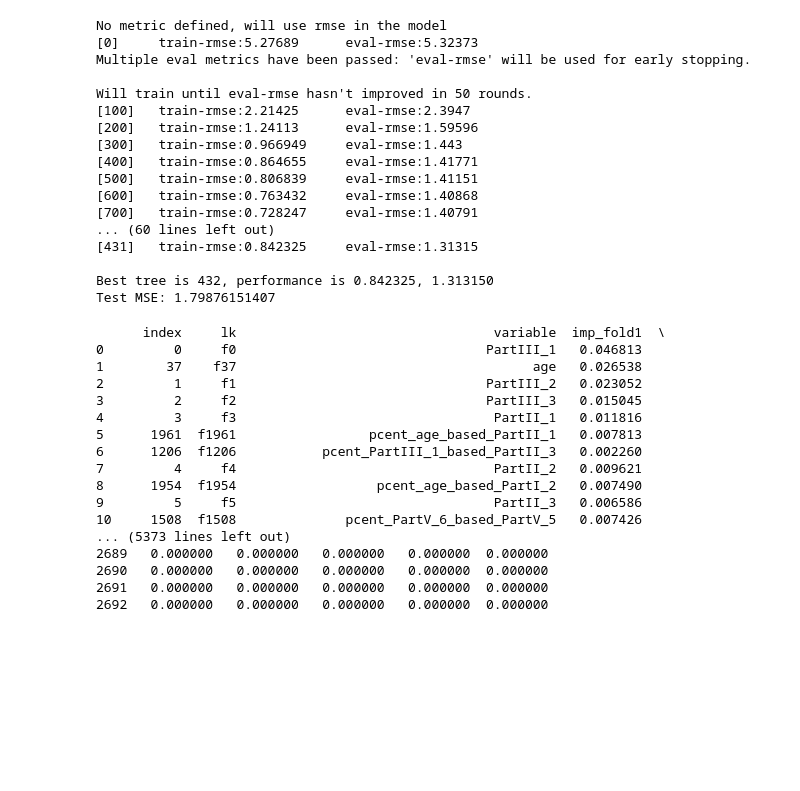
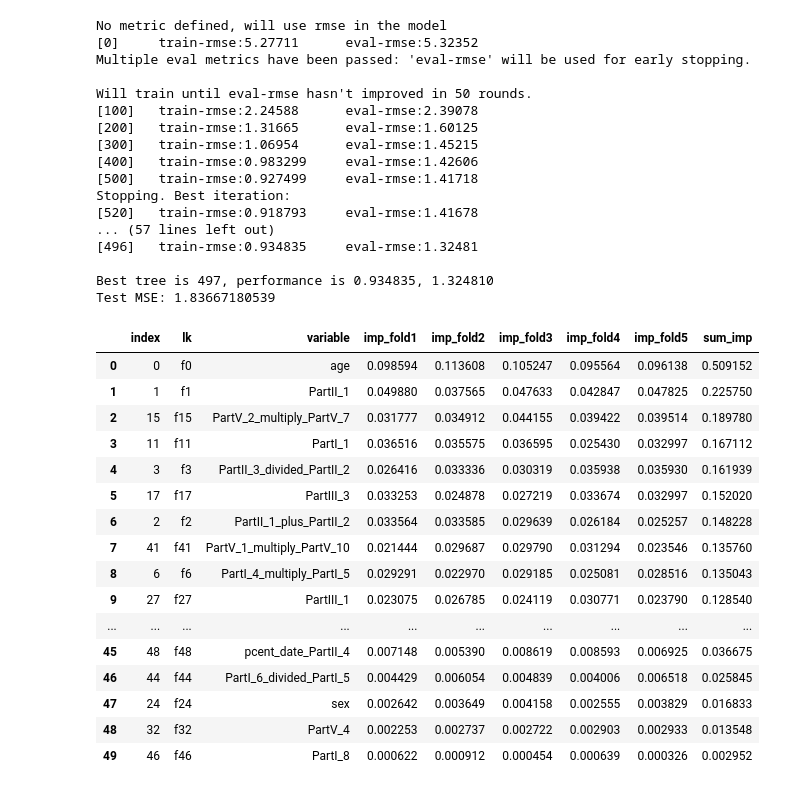
Before and after one commit to moneyml/DiabetesRisk, a Jupyter notebook: Code/Experiment/simple_model.ipynb, the cells around one changed output. Drawn from its saved outputs; the diff is of its cells as text; code cells hidden in the pictures; blank space fills up the shorter version.

```diff
--- a/Code/Experiment/simple_model.ipynb
+++ b/Code/Experiment/simple_model.ipynb
@@ -37,8 +37,8 @@ def FeatAll(train,pred,pcentByother=False,rankMinus=False,missing=False):
 
 
     ###尝试处理异常值
-    '''for var in predictors:
-        dfAll.loc[dfAll[var]>=dfAll[var].quantile(0.99)*3,var] = dfAll[var].quantile(0.99)*3'''
+    for var in predictors:
+        dfAll.loc[dfAll[var]>=dfAll[var].quantile(0.95)*3,var] = dfAll[var].quantile(0.95)*3
         #dfAll.loc[dfAll[var]>=df[var].quantile(0.99)*1.5,var] = np.nan
 
     ###这个部分将每一列分箱，并且计算基于该列分类的其他列的百分比顺序
@@ -69,10 +69,15 @@ def FeatAll(train,pred,pcentByother=False,rankMinus=False,missing=False):
     if rankMinus:
         varList = []
         bin_set = 30
-        for colBase in predictors:
-            dfAll[colBase+'_based'] = pd.cut(dfAll[colBase],bins=bin_set,labels=range(bin_set))
-            dfAll[colBase+'_based'] = dfAll[colBase+'_based'].astype(int)
-            varList.append(colBase+'_based')
+        if bin_set >= dfAll.shape[0]:
+            for colBase in predictors:
+                dfAll[colBase+'_based'] = dfAll[colBase].rank(method='max')/float(dfAll.shapoe[0])
+                varList.append(colBase+'_based')
+        else:
+            for colBase in predictors:
+                dfAll[colBase+'_based'] = pd.cut(dfAll[colBase],bins=bin_set,labels=range(bin_set))
+                dfAll[colBase+'_based'] = dfAll[colBase+'_based'].astype(int)
+                varList.append(colBase+'_based')
         try:
             dfrankMinus = pd.read_csv('../../Cache/rankMinus_bin%d.csv'%bin_set)
         except:
@@ -161,50 +173,50 @@ len(predictors)
 n_splits=5
 early_stop=50
 params = {'max_depth':5, 'eta':0.01, 'silent':0,'objective':'reg:linear','lambda':1,'subsample':0.8,'colsample_bytree':0.8}
-test_result,result,imp = mm.xgb_kfold(dfTrain,dfPred,predictors,n_splits,early_stop=early_stop,params=params)
+test_result,result,imp = mm.xgb_kfold(dfTrain,dfPred,modelPredictor,n_splits,early_stop=early_stop,params=params)
 # %% [output]
 No metric defined, will use rmse in the model
-[0]     train-rmse:5.27689      eval-rmse:5.32373
+[0]     train-rmse:5.27711      eval-rmse:5.32352
 Multiple eval metrics have been passed: 'eval-rmse' will be used for early stopping.
 
 Will train until eval-rmse hasn't improved in 50 rounds.
-[100]   train-rmse:2.21425      eval-rmse:2.3947
-[200]   train-rmse:1.24113      eval-rmse:1.59596
-[300]   train-rmse:0.966949     eval-rmse:1.443
-[400]   train-rmse:0.864655     eval-rmse:1.41771
-[500]   train-rmse:0.806839     eval-rmse:1.41151
-[600]   train-rmse:0.763432     eval-rmse:1.40868
-[700]   train-rmse:0.728247     eval-rmse:1.40791
-... (60 lines left out)
-[431]   train-rmse:0.842325     eval-rmse:1.31315
+[100]   train-rmse:2.24588      eval-rmse:2.39078
+[200]   train-rmse:1.31665      eval-rmse:1.60125
+[300]   train-rmse:1.06954      eval-rmse:1.45215
+[400]   train-rmse:0.983299     eval-rmse:1.42606
+[500]   train-rmse:0.927499     eval-rmse:1.41718
+Stopping. Best iteration:
+[520]   train-rmse:0.918793     eval-rmse:1.41678
+... (57 lines left out)
+[496]   train-rmse:0.934835     eval-rmse:1.32481
 
-Best tree is 432, performance is 0.842325, 1.313150
-Test MSE: 1.79876151407
+Best tree is 497, performance is 0.934835, 1.324810
+Test MSE: 1.83667180539
 # %%
 for i in range(1,n_splits+1):
     imp['imp_fold%d'%i] = imp['imp_fold%d'%i]/imp['imp_fold%d'%i].sum()
 imp['sum_imp'] = imp[['imp_fold%d'%i for i in range(1,n_splits+1)]].sum(axis=1)
 # %%
-tmpPredictor = imp.sort_values('sum_imp',ascending=False)['variable'].values.tolist()[0:100]
+tmpPredictor = imp.sort_values('sum_imp',ascending=False)['variable'].values.tolist()[0:30]
 imp.sort_values('sum_imp',ascending=False).reset_index()
 # %% [output]
-      index     lk                                 variable  imp_fold1  \
-0         0     f0                                PartIII_1   0.046813
-1        37    f37                                      age   0.026538
-2         1     f1                                PartIII_2   0.023052
-3         2     f2                                PartIII_3   0.015045
-4         3     f3                                 PartII_1   0.011816
-5      1961  f1961                 pcent_age_based_PartII_1   0.007813
-6      1206  f1206           pcent_PartIII_1_based_PartII_3   0.002260
-7         4     f4                                 PartII_2   0.009621
-8      1954  f1954                  pcent_age_based_PartI_2   0.007490
-9         5     f5                                 PartII_3   0.006586
-10     1508  f1508              pcent_PartV_6_based_PartV_5   0.007426
-... (5373 lines left out)
-2689   0.000000   0.000000   0.000000   0.000000  0.000000
-2690   0.000000   0.000000   0.000000   0.000000  0.000000
-2691   0.000000   0.000000   0.000000   0.000000  0.000000
-2692   0.000000   0.000000   0.000000   0.000000  0.000000
+|  | index | lk | variable | imp_fold1 | imp_fold2 | imp_fold3 | imp_fold4 | imp_fold5 | sum_imp |
+| 0 | 0 | f0 | age | 0.098594 | 0.113608 | 0.105247 | 0.095564 | 0.096138 | 0.509152 |
+| 1 | 1 | f1 | PartII_1 | 0.049880 | 0.037565 | 0.047633 | 0.042847 | 0.047825 | 0.225750 |
+| 2 | 15 | f15 | PartV_2_multiply_PartV_7 | 0.031777 | 0.034912 | 0.044155 | 0.039422 | 0.039514 | 0.189780 |
+| 3 | 11 | f11 | PartI_1 | 0.036516 | 0.035575 | 0.036595 | 0.025430 | 0.032997 | 0.167112 |
+| 4 | 3 | f3 | PartII_3_divided_PartII_2 | 0.026416 | 0.033336 | 0.030319 | 0.035938 | 0.035930 | 0.161939 |
+| 5 | 17 | f17 | PartIII_3 | 0.033253 | 0.024878 | 0.027219 | 0.033674 | 0.032997 | 0.152020 |
+| 6 | 2 | f2 | PartII_1_plus_PartII_2 | 0.033564 | 0.033585 | 0.029639 | 0.026184 | 0.025257 | 0.148228 |
+| 7 | 41 | f41 | PartV_1_multiply_PartV_10 | 0.021444 | 0.029687 | 0.029790 | 0.031294 | 0.023546 | 0.135760 |
+| 8 | 6 | f6 | PartI_4_multiply_PartI_5 | 0.029291 | 0.022970 | 0.029185 | 0.025081 | 0.028516 | 0.135043 |
+| 9 | 27 | f27 | PartIII_1 | 0.023075 | 0.026785 | 0.024119 | 0.030771 | 0.023790 | 0.128540 |
+| ... | ... | ... | ... | ... | ... | ... | ... | ... | ... |
+| 45 | 48 | f48 | pcent_date_PartII_4 | 0.007148 | 0.005390 | 0.008619 | 0.008593 | 0.006925 | 0.036675 |
+| 46 | 44 | f44 | PartI_6_divided_PartI_5 | 0.004429 | 0.006054 | 0.004839 | 0.004006 | 0.006518 | 0.025845 |
+| 47 | 24 | f24 | sex | 0.002642 | 0.003649 | 0.004158 | 0.002555 | 0.003829 | 0.016833 |
+| 48 | 32 | f32 | PartV_4 | 0.002253 | 0.002737 | 0.002722 | 0.002903 | 0.002933 | 0.013548 |
+| 49 | 46 | f46 | PartI_8 | 0.000622 | 0.000912 | 0.000454 | 0.000639 | 0.000326 | 0.002952 |
 # %%
 test_result,result,imp_selected = mm.xgb_kfold(dfTrain,dfPred,tmpPredictor,n_splits,early_stop=early_stop,params=params)
 # %% [output]
```
Also changed, not shown: parts of 18 cells of this notebook, 11 other files.
